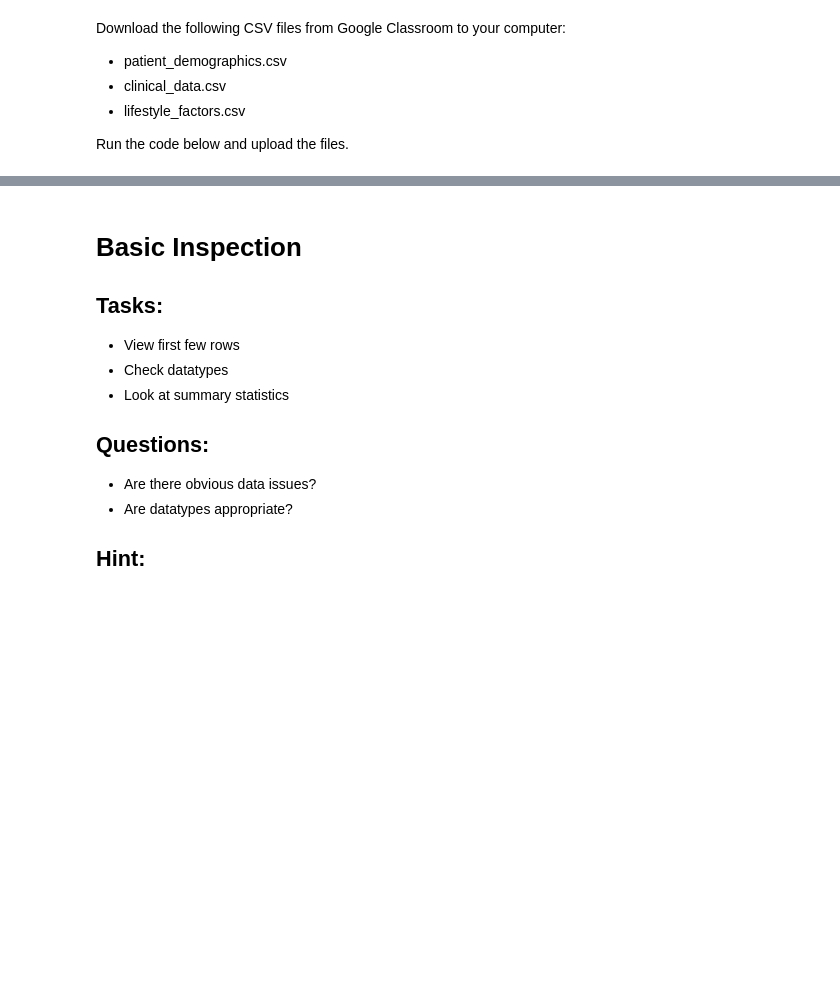
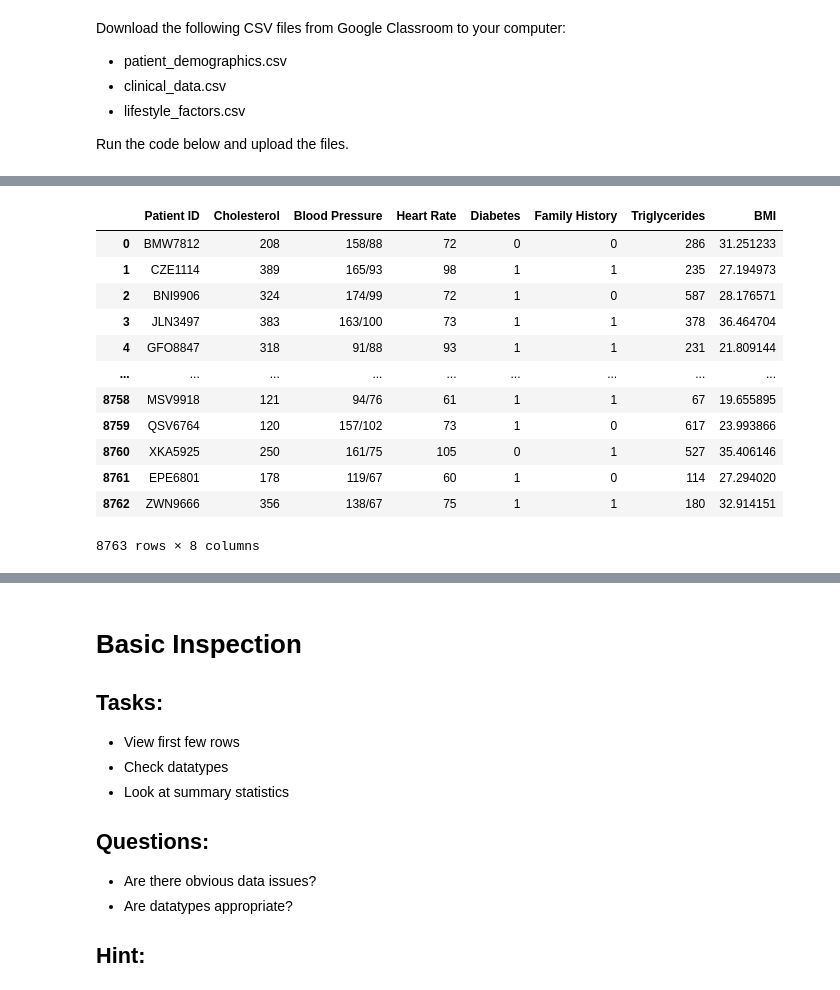
Before and after one commit to un1u3/ml-labs, a Jupyter notebook: fusemachines-2026/phase1-news-system/assignments/Wk_1_Data_Wrangling_HeartAttack.ipynb, the cells around one changed output, grey strips where cells are left out. Cells and saved outputs as stored; diff of their text form; code cells hidden in the pictures; blank space fills up the shorter version.

```diff
--- a/fusemachines-2026/phase1-news-system/assignments/Wk_1_Data_Wrangling_HeartAttack.ipynb
+++ b/fusemachines-2026/phase1-news-system/assignments/Wk_1_Data_Wrangling_HeartAttack.ipynb
@@ -64,0 +81,16 @@ lifestyle = pd.read_csv("/content/lifestyle_factors.csv")
+# %%
+clinical
+# %% [output]
+|  | Patient ID | Cholesterol | Blood Pressure | Heart Rate | Diabetes | Family History | Triglycerides | BMI |
+| 0 | BMW7812 | 208 | 158/88 | 72 | 0 | 0 | 286 | 31.251233 |
+| 1 | CZE1114 | 389 | 165/93 | 98 | 1 | 1 | 235 | 27.194973 |
+| 2 | BNI9906 | 324 | 174/99 | 72 | 1 | 0 | 587 | 28.176571 |
+| 3 | JLN3497 | 383 | 163/100 | 73 | 1 | 1 | 378 | 36.464704 |
+| 4 | GFO8847 | 318 | 91/88 | 93 | 1 | 1 | 231 | 21.809144 |
+| ... | ... | ... | ... | ... | ... | ... | ... | ... |
+| 8758 | MSV9918 | 121 | 94/76 | 61 | 1 | 1 | 67 | 19.655895 |
+| 8759 | QSV6764 | 120 | 157/102 | 73 | 1 | 0 | 617 | 23.993866 |
+| 8760 | XKA5925 | 250 | 161/75 | 105 | 0 | 1 | 527 | 35.406146 |
+| 8761 | EPE6801 | 178 | 119/67 | 60 | 1 | 0 | 114 | 27.294020 |
+| 8762 | ZWN9666 | 356 | 138/67 | 75 | 1 | 1 | 180 | 32.914151 |
+8763 rows × 8 columns
```
Also changed, not shown: parts of 19 cells of this notebook.
